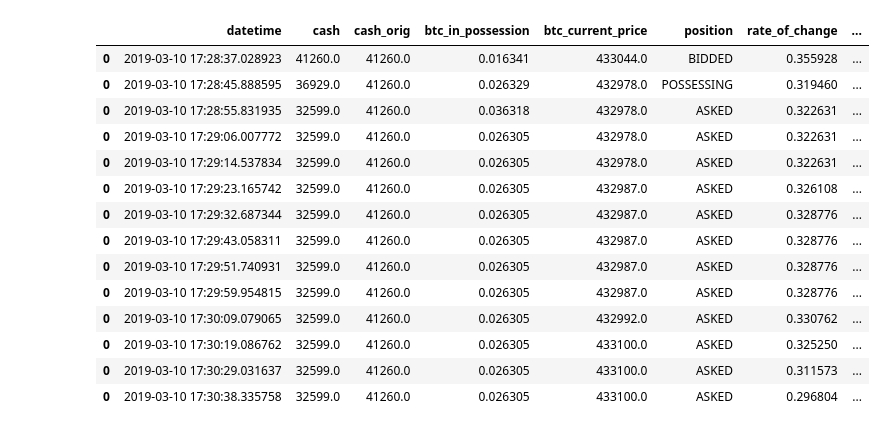
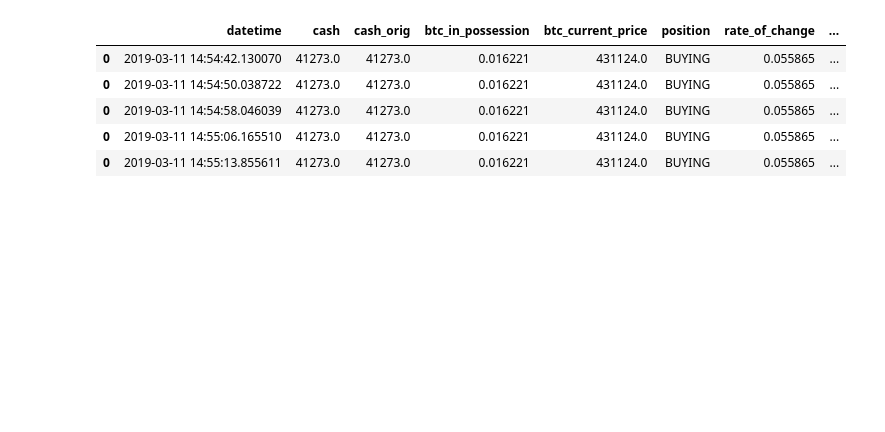
Before and after one commit to soujiro0725/finance-stats, a Jupyter notebook: btc-autotrader-history-2.ipynb, the cells around one changed output. Saved outputs shown, nothing was run; the diff lists cells and outputs as text; code cells hidden in the pictures; blank space fills up the shorter version.

```diff
--- a/btc-autotrader-history-2.ipynb
+++ b/btc-autotrader-history-2.ipynb
@@ -13,27 +13,22 @@ import matplotlib.dates as mdates
 #import seaborn as sns
 plt.style.use('ggplot')
 # %%
-pickle_file = '../btc-autotrader/lib/data/log/2019-03-10T17:28:35.071011.pickle'
+pickle_file = '../btc-autotrader/lib/data/log/2019-03-11T14:54:40.450436.pickle'
 # %%
 df = pd.read_pickle(pickle_file)
+# %%
+df['spread'] = df.ask_low - df.bid_high
+# %%
+df['spread_pct_change'] = df.spread.pct_change()
 # %%
-df
+df.head()
 # %% [output]
 |  | datetime | cash | cash_orig | btc_in_possession | btc_current_price | position | rate_of_change | ... |
-| 0 | 2019-03-10 17:28:37.028923 | 41260.0 | 41260.0 | 0.016341 | 433044.0 | BIDDED | 0.355928 | ... |
-| 0 | 2019-03-10 17:28:45.888595 | 36929.0 | 41260.0 | 0.026329 | 432978.0 | POSSESSING | 0.319460 | ... |
-| 0 | 2019-03-10 17:28:55.831935 | 32599.0 | 41260.0 | 0.036318 | 432978.0 | ASKED | 0.322631 | ... |
-| 0 | 2019-03-10 17:29:06.007772 | 32599.0 | 41260.0 | 0.026305 | 432978.0 | ASKED | 0.322631 | ... |
-| 0 | 2019-03-10 17:29:14.537834 | 32599.0 | 41260.0 | 0.026305 | 432978.0 | ASKED | 0.322631 | ... |
-| 0 | 2019-03-10 17:29:23.165742 | 32599.0 | 41260.0 | 0.026305 | 432987.0 | ASKED | 0.326108 | ... |
-| 0 | 2019-03-10 17:29:32.687344 | 32599.0 | 41260.0 | 0.026305 | 432987.0 | ASKED | 0.328776 | ... |
-| 0 | 2019-03-10 17:29:43.058311 | 32599.0 | 41260.0 | 0.026305 | 432987.0 | ASKED | 0.328776 | ... |
-| 0 | 2019-03-10 17:29:51.740931 | 32599.0 | 41260.0 | 0.026305 | 432987.0 | ASKED | 0.328776 | ... |
-| 0 | 2019-03-10 17:29:59.954815 | 32599.0 | 41260.0 | 0.026305 | 432987.0 | ASKED | 0.328776 | ... |
-| 0 | 2019-03-10 17:30:09.079065 | 32599.0 | 41260.0 | 0.026305 | 432992.0 | ASKED | 0.330762 | ... |
-| 0 | 2019-03-10 17:30:19.086762 | 32599.0 | 41260.0 | 0.026305 | 433100.0 | ASKED | 0.325250 | ... |
-| 0 | 2019-03-10 17:30:29.031637 | 32599.0 | 41260.0 | 0.026305 | 433100.0 | ASKED | 0.311573 | ... |
-| 0 | 2019-03-10 17:30:38.335758 | 32599.0 | 41260.0 | 0.026305 | 433100.0 | ASKED | 0.296804 | ... |
+| 0 | 2019-03-11 14:54:42.130070 | 41273.0 | 41273.0 | 0.016221 | 431124.0 | BUYING | 0.055865 | ... |
+| 0 | 2019-03-11 14:54:50.038722 | 41273.0 | 41273.0 | 0.016221 | 431124.0 | BUYING | 0.055865 | ... |
+| 0 | 2019-03-11 14:54:58.046039 | 41273.0 | 41273.0 | 0.016221 | 431124.0 | BUYING | 0.055865 | ... |
+| 0 | 2019-03-11 14:55:06.165510 | 41273.0 | 41273.0 | 0.016221 | 431124.0 | BUYING | 0.055865 | ... |
+| 0 | 2019-03-11 14:55:13.855611 | 41273.0 | 41273.0 | 0.016221 | 431124.0 | BUYING | 0.055865 | ... |
 # %%
 fig, ax1 = plt.subplots(figsize=(15,10))
 ax2 = ax1.twinx()
```
Also changed, not shown: parts of 5 cells of this notebook.
